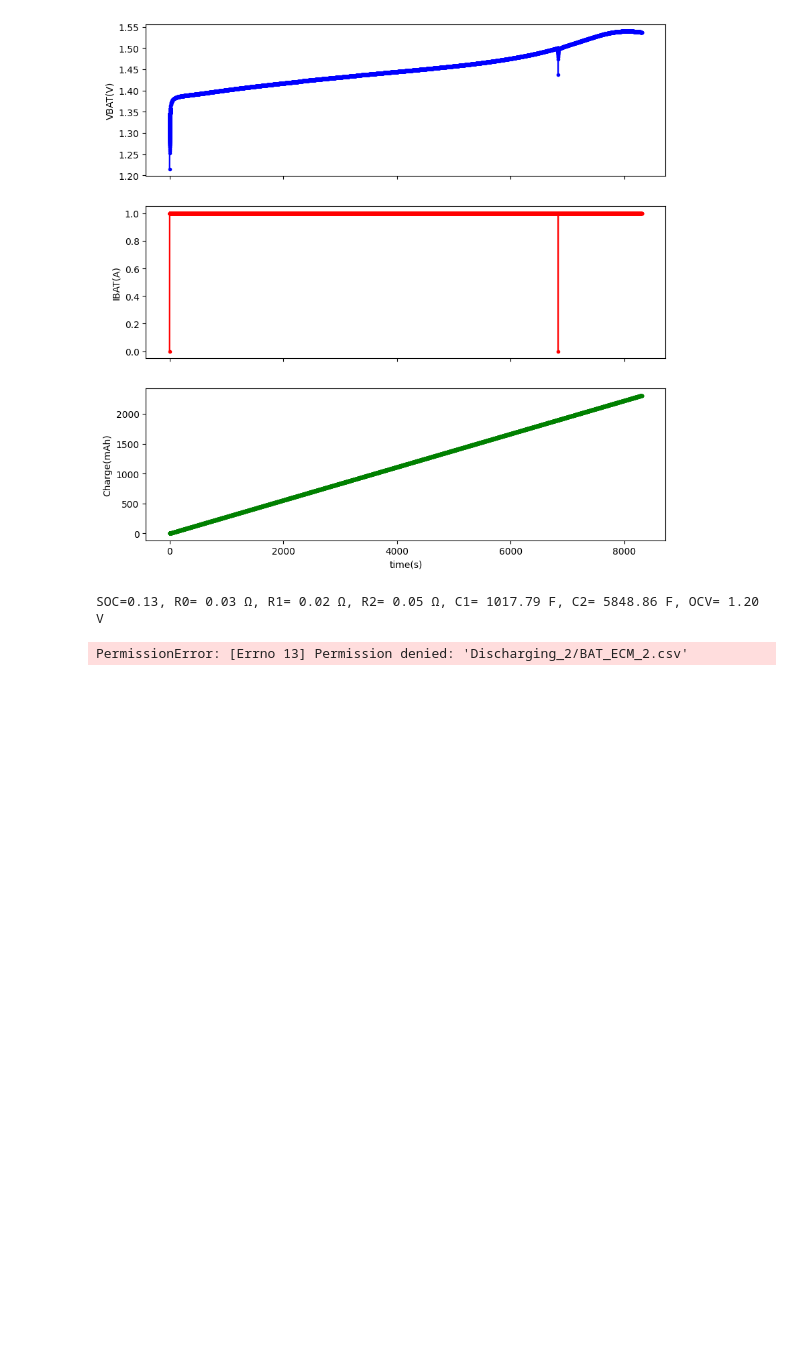
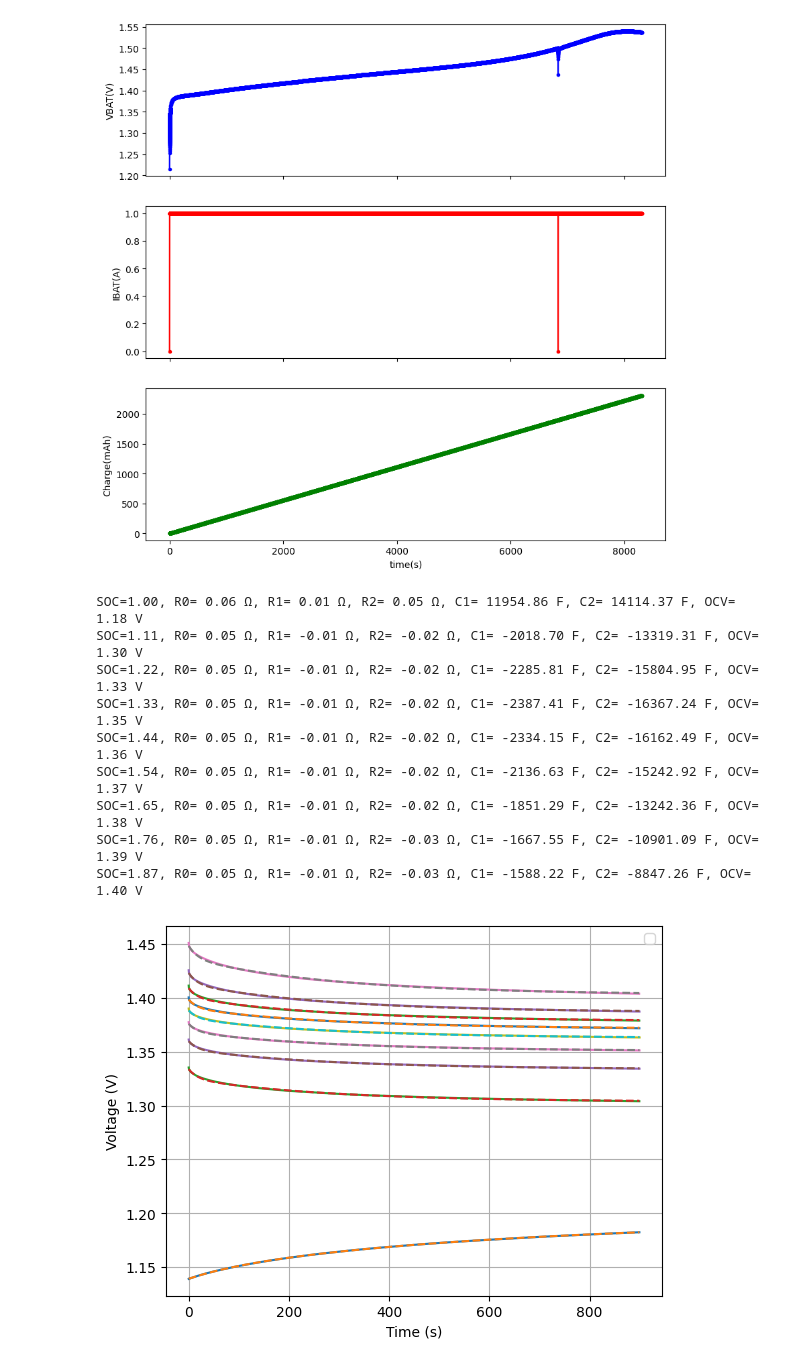
Before and after one commit to Triangleman1/ICASL_test_code, a Jupyter notebook: 585_SOC_Estimation/585_DATA_PROCESSING.ipynb, the cells around one changed output. Saved outputs shown, nothing was run; the diff lists cells and outputs as text; code cells hidden in the pictures; blank space fills up the shorter version.

```diff
--- a/585_SOC_Estimation/585_DATA_PROCESSING.ipynb
+++ b/585_SOC_Estimation/585_DATA_PROCESSING.ipynb
@@ -97,7 +97,7 @@ df.to_csv(os.path.join(save_dir, f'complete.csv'), index=False)
 <Figure size 640x480 with 0 Axes>
 [figure]
 # %%
-folder_path = "Discharging_2"
+folder_path = "Charging_with_stops"
 
 # 2. Get a list of all CSV files in that folder
 # The asterisk (*) is a wildcard that matches any filename
@@ -127,7 +127,7 @@ for file in file_list:
     times = times - times[index]
     """
 
-    index = IBAT1.index(-1)
+    index = IBAT1.index(1)
     #index= len(IBAT1)
     VBAT= VBAT1.values.tolist()[20:index]
     IBAT= IBAT1[20:index]
@@ -161,33 +161,41 @@ for file in file_list:
 
 
     I = 1.0
 
     R1 = -B1 / I
     R2 = -B2 / I
 
     # time constants
     # tau = R * C → C = tau / R
 
     C1 = tau1 / R1
     C2 = tau2 / R2
     print(f"SOC={df['SOC'][0]:.2f}, R0= {R0:.2f} Ω, R1= {R1:.2f} Ω, R2= {R2:.2f} Ω, C1= {C1:.2f} F, C2= {C2:.2f} F, OCV= {OCV:.2f} V")
 
-    file_name = folder_path+"/BAT_ECM_2.csv"
+    file_name = folder_path+"/BAT_ECM_3.csv"
     data= [[round(df["SOC"][0],3), round(R0,3), round(R1,3), round(R2,3), int(C1), int(C2), round(OCV,3)]]
     df_new = pd.DataFrame(data, columns=["SOC", "R0", "R1", "R2", "C1", "C2", "OCV"])
     file_exists = os.path.isfile(file_name)
     df_new.to_csv(file_name, mode='a', index=False, header=not file_exists)
 
 
     v_fit = double_exp(times, *popt)
 
     plt.plot(times, VBAT) #label=f"Measured_SOC={df["SOC"][0]:.2f}")
     plt.plot(times, v_fit, '--') #label=f"Fit_SOC={df["SOC"][0]:.2f}")
 plt.xlabel("Time (s)")
 plt.ylabel("Voltage (V)")
 plt.legend()
 plt.grid()
 plt.show()
 # %% [output]
-SOC=0.13, R0= 0.03 Ω, R1= 0.02 Ω, R2= 0.05 Ω, C1= 1017.79 F, C2= 5848.86 F, OCV= 1.20 V
+SOC=1.00, R0= 0.06 Ω, R1= 0.01 Ω, R2= 0.05 Ω, C1= 11954.86 F, C2= 14114.37 F, OCV= 1.18 V
+SOC=1.11, R0= 0.05 Ω, R1= -0.01 Ω, R2= -0.02 Ω, C1= -2018.70 F, C2= -13319.31 F, OCV= 1.30 V
+SOC=1.22, R0= 0.05 Ω, R1= -0.01 Ω, R2= -0.02 Ω, C1= -2285.81 F, C2= -15804.95 F, OCV= 1.33 V
+SOC=1.33, R0= 0.05 Ω, R1= -0.01 Ω, R2= -0.02 Ω, C1= -2387.41 F, C2= -16367.24 F, OCV= 1.35 V
+SOC=1.44, R0= 0.05 Ω, R1= -0.01 Ω, R2= -0.02 Ω, C1= -2334.15 F, C2= -16162.49 F, OCV= 1.36 V
+SOC=1.54, R0= 0.05 Ω, R1= -0.01 Ω, R2= -0.02 Ω, C1= -2136.63 F, C2= -15242.92 F, OCV= 1.37 V
+SOC=1.65, R0= 0.05 Ω, R1= -0.01 Ω, R2= -0.02 Ω, C1= -1851.29 F, C2= -13242.36 F, OCV= 1.38 V
+SOC=1.76, R0= 0.05 Ω, R1= -0.01 Ω, R2= -0.03 Ω, C1= -1667.55 F, C2= -10901.09 F, OCV= 1.39 V
+SOC=1.87, R0= 0.05 Ω, R1= -0.01 Ω, R2= -0.03 Ω, C1= -1588.22 F, C2= -8847.26 F, OCV= 1.40 V
-PermissionError: [Errno 13] Permission denied: 'Discharging_2/BAT_ECM_2.csv'
+[figure, added]
```
Also changed, not shown: 4 other files.
